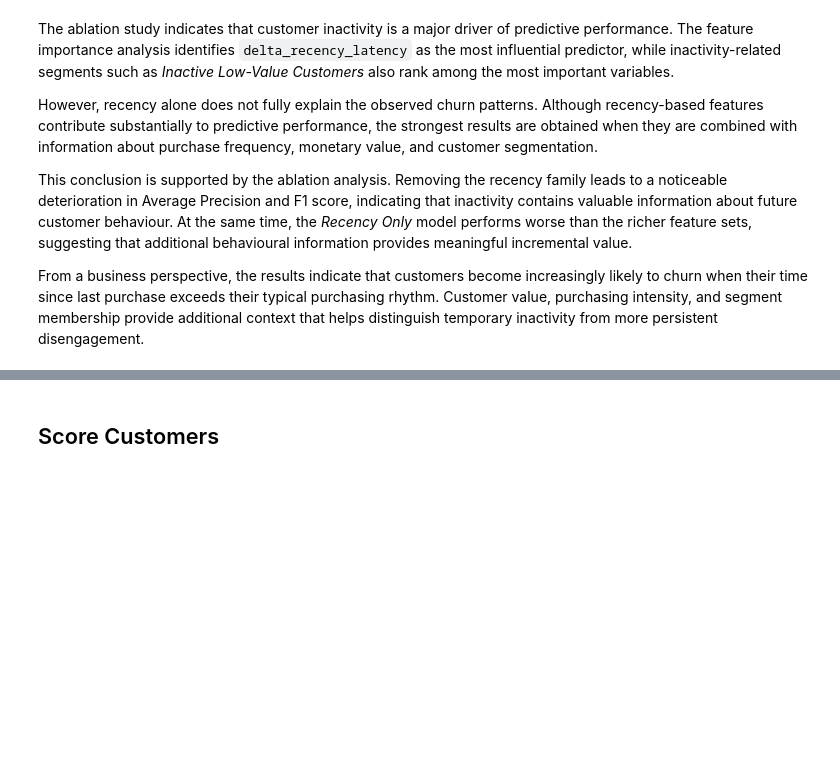
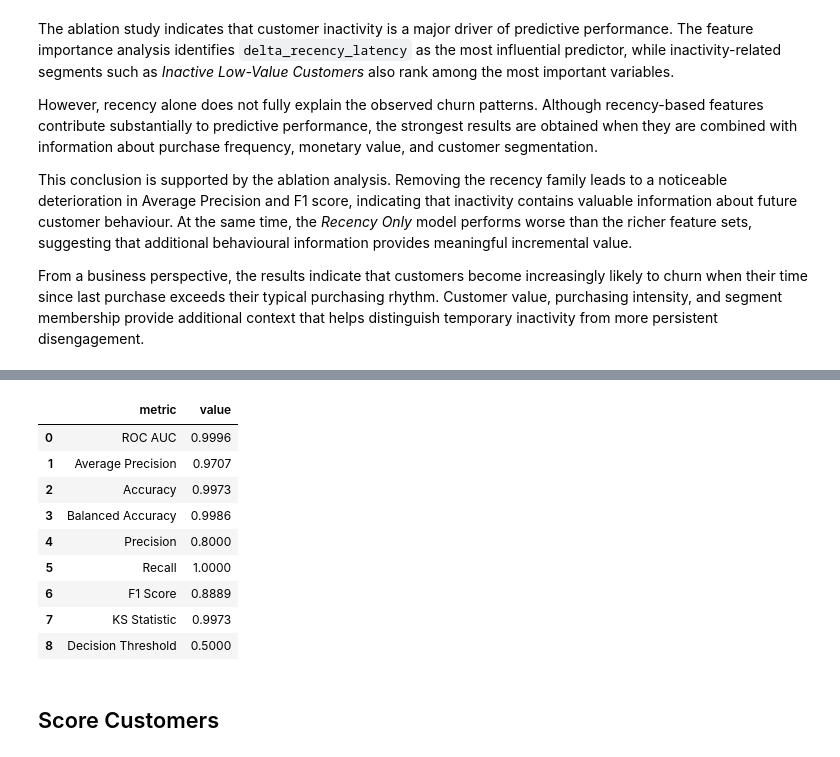
Before and after one commit to rodrigokang/portfolio, a Jupyter notebook: notebooks-and-scripts/2-retail-analytics/2-customer-value-and-retention/python/2-churn-prediction.ipynb, the cells around one changed output, grey strips where cells are left out. Drawn from its saved outputs; the diff is of its cells as text; code cells hidden in the pictures; blank space fills up the shorter version.

```diff
--- a/notebooks-and-scripts/2-retail-analytics/2-customer-value-and-retention/python/2-churn-prediction.ipynb
+++ b/notebooks-and-scripts/2-retail-analytics/2-customer-value-and-retention/python/2-churn-prediction.ipynb
@@ -1751,3 +2137,45 @@ From a business perspective, the results indicate that customers become increasi
+# %%
+model_summary_table = pd.DataFrame({
+    "metric": [
+        "ROC AUC",
+        "Average Precision",
+        "Accuracy",
+        "Balanced Accuracy",
+        "Precision",
+        "Recall",
+        "F1 Score",
+        "KS Statistic",
+        "Decision Threshold"
+    ],
+    "value": [
+        roc_auc_score(y_test, y_test_probability),
+        average_precision_score(y_test, y_test_probability),
+        accuracy_score(y_test, y_test_prediction),
+        balanced_accuracy_score(y_test, y_test_prediction),
+        precision_score(y_test, y_test_prediction, zero_division=0),
+        recall_score(y_test, y_test_prediction, zero_division=0),
+        f1_score(y_test, y_test_prediction, zero_division=0),
+        ks_statistic,
+        0.50
+    ]
+})
+
+model_summary_table["value"] = model_summary_table["value"].round(4)
+
+save_table(model_summary_table, "model-summary")
+
+model_summary_table
+# %% [output]
+|  | metric | value |
+| 0 | ROC AUC | 0.9996 |
+| 1 | Average Precision | 0.9707 |
+| 2 | Accuracy | 0.9973 |
+| 3 | Balanced Accuracy | 0.9986 |
+| 4 | Precision | 0.8000 |
+| 5 | Recall | 1.0000 |
+| 6 | F1 Score | 0.8889 |
+| 7 | KS Statistic | 0.9973 |
+| 8 | Decision Threshold | 0.5000 |
 # %% [markdown]
 ## Score Customers
 # %% [markdown]
```
Also changed, not shown: parts of 26 cells of this notebook, 41 other files.
